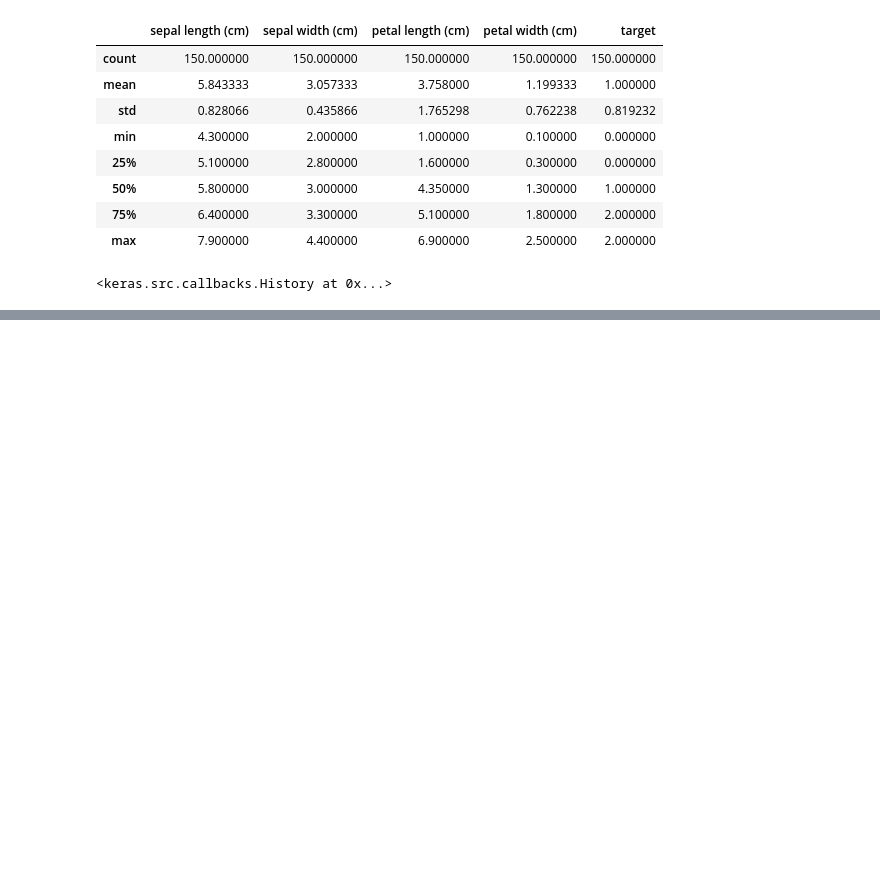
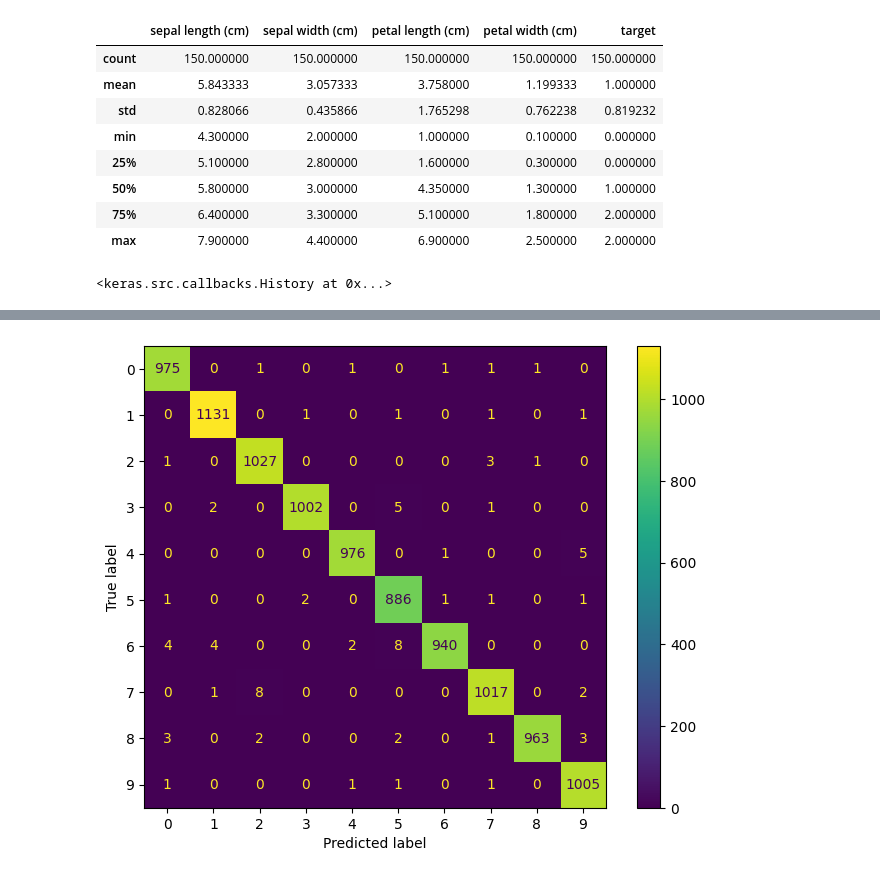
Before and after one commit to Ravindu-Kalhara/Machine-Learning-and-Neural-Computation-Lab, a Jupyter notebook: Artificial-Neural-Networks.ipynb, the cells around one changed output, grey strips where cells are left out. Saved outputs shown, nothing was run; the diff lists cells and outputs as text; code cells hidden in the pictures; blank space fills up the shorter version.

Commit message:
feat: add some features to mnist ANN model.

```diff
--- a/Artificial-Neural-Networks.ipynb
+++ b/Artificial-Neural-Networks.ipynb
@@ -174,33 +190,22 @@ With th MNIST database of handwritten digits (image classification).
+# %%
+# normalize and convert the labels to class vectors
+train_images = train_images / 255
+test_images = test_images / 255
+
+train_labels = tf.keras.utils.to_categorical(train_labels)
+test_labels = tf.keras.utils.to_categorical(test_labels)
 # %%
-# Load and preprocess the MNIST dataset
-(train_images, train_labels), (test_images, test_labels) = mnist.load_data()
-train_images = train_images.reshape((60000, 28, 28, 1)).astype('float32') / 255
-test_images = test_images.reshape((10000, 28, 28, 1)).astype('float32') / 255
-
-train_labels = tf.keras.utils.to_categorical(train_labels)
-test_labels = tf.keras.utils.to_categorical(test_labels)
-
-# Define the CNN architecture
+# define the CNN architecture
 model = tf.keras.models.Sequential()
 
-# Convolutional and pooling Layers
+# convolutional and pooling layers
 model.add(tf.keras.layers.Conv2D(32, (3, 3), activation='relu', input_shape=(28, 28, 1)))
 model.add(tf.keras.layers.MaxPooling2D((2, 2)))
 model.add(tf.keras.layers.Conv2D (64, (3, 3), activation='relu'))
 model.add(tf.keras.layers.MaxPooling2D((2, 2)))
 model.add(tf.keras.layers.Conv2D (64, (3, 3), activation='relu'))
 
-# Fully connected Layers
+# fully connected layers
 model.add(tf.keras.layers.Flatten())
 model.add(tf.keras.layers.Dense(64, activation='relu'))
 model.add(tf.keras.layers.Dense(10, activation='softmax'))
-
-# Compile the model
-model.compile(optimizer="adam", loss="categorical_crossentropy", metrics=['accuracy'])
-
-#Train the model
-model.fit(train_images, train_labels, epochs=5, batch_size=64, validation_data=(test_images, test_labels))
-
-#Evaluate the model on the test set
-test_loss, test_acc = model.evaluate(test_images, test_labels)
-print(f'Test Accuracy: {test_acc* 100:.2f}%')
@@ -221,0 +230,6 @@ Test Accuracy: 98.71%
+# %%
+# evaluate the model
+pred = np.argmax(model.predict(test_images), axis=-1)
+true_labels = np.argmax(test_labels, axis=-1)
+
+print(classification_report(true_labels, pred))
@@ -221,0 +254,8 @@ Test Accuracy: 98.71%
+# %%
+cm = confusion_matrix(true_labels, pred)
+
+disp = ConfusionMatrixDisplay(cm)
+disp.plot()
+disp.figure_.set_size_inches(w=8, h=6)
+# %% [output]
+[figure, added]
```
Also changed, not shown: parts of 12 cells of this notebook.
